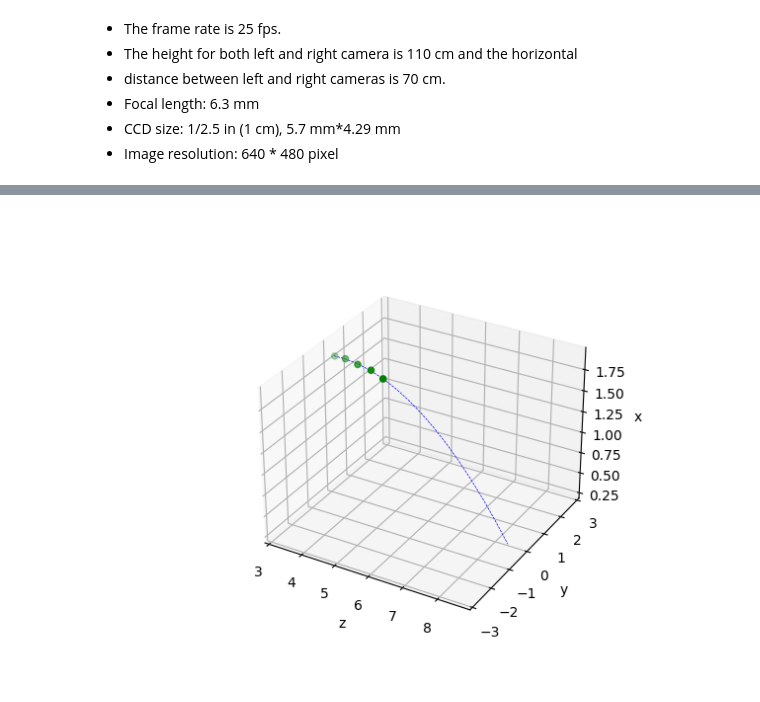
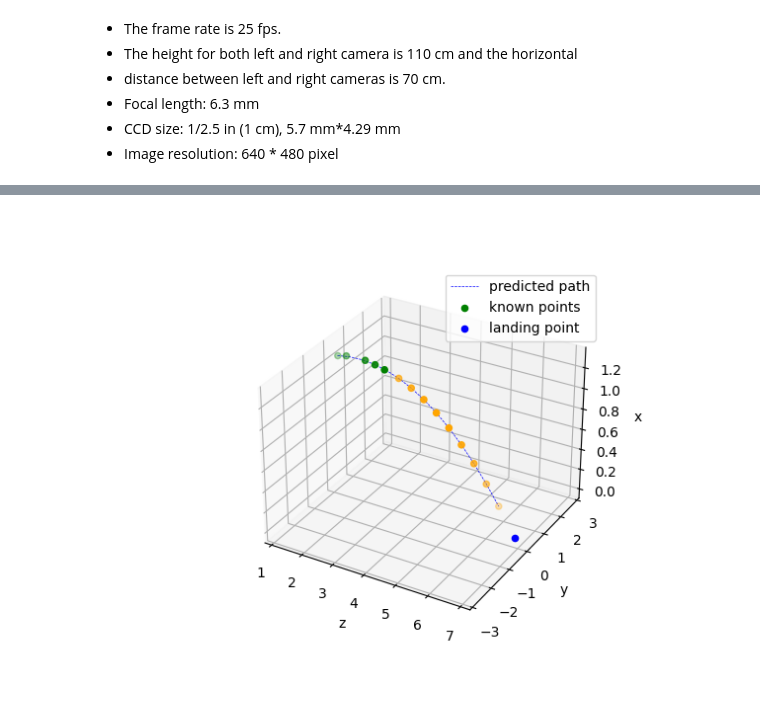
Before and after one commit to CelleryLin/ball_motion_prediction, a Jupyter notebook: path_detection.ipynb, the cells around one changed output, grey strips where cells are left out. Cells and saved outputs as stored; diff of their text form; code cells hidden in the pictures.

```diff
--- a/path_detection.ipynb
+++ b/path_detection.ipynb
@@ -13,16 +13,16 @@ from _utils import ObjectTracker, Parabolic3D
 The autoreload extension is already loaded. To reload it, use:
   %reload_ext autoreload
 # %%
-TAKE_FOLDER = 'TAKE_1'
+TAKE_FOLDER = 'TAKE_2'
 # %%
 greenLower = (18, 86, 6)
 greenUpper = (74, 255, 255)
 # %%
 if False:
     tracker = ObjectTracker(greenUpper, greenLower, TAKE_FOLDER)
-    tracker.set_angle()
+    # tracker.set_angle()
     df = tracker.obj_tracker()
-    # df.to_csv(f'location_{TAKE_FOLDER.lower()}_calibration.csv', index=False)
+    df.to_csv(f'location_{TAKE_FOLDER.lower()}.csv', index=False)
 # %% [markdown]
 # Transfer to Spatial Coordinate
 # %% [markdown]
@@ -38,3 +37,7 @@ TAKE = 2
+# %%
+TAKE = 1
+MODEL = 'exp3D' # exp3D or parabolic3D
+# MODEL = 'parabolic3D'
 # %% [markdown]
 - The frame rate is 25 fps.
 - The height for both left and right camera is 110 cm and the horizontal
@@ -80,7 +83,7 @@ def get_XYZ(df, **kwargs):
     df['ZZ'] = ZZ
     return df
 # %%
-df = pd.read_csv(f'location_take_{TAKE}_calibration.csv')
+df = pd.read_csv(f'location_take_{TAKE}.csv')
 
 frame_nums = df['frame_num'].unique()
 frame_nums.sort()
@@ -106,39 +109,58 @@ for f in frame_nums:
 tracked = np.array(tracked)
 
 #### fitting ####
-model = Parabolic3D()
-
+model = Parabolic3D() if MODEL == 'parabolic3D' else Exp3D()
 
 model.fit(tracked)
 weights = model.get_params()
-print(weights)
+# print(weights)
 
 #### calculate distance error ####
 dist_err = model.calc_dist_error(tracked)
-print('mean distance error: ', dist_err)
+# print('mean distance error: ', dist_err)
 
 
 # print(weights)
 
 #### find t when x = 0 (landing points) ####
-# => find root of w[0] + w[1]*t + w[2]*t^2 = 0
-r1 = (-weights[1]+np.sqrt(weights[1] ** 2 - 4 * weights[2] * weights[0]))/(weights[2]*2)
-r2 = (-weights[1]-np.sqrt(weights[1] ** 2 - 4 * weights[2] * weights[0]))/(weights[2]*2)
-t_landing = r1 if r1 >= 0 else r2
-t_landing = np.array([t_landing])
-point_landing = model.predict(t_landing)
-point_landing = point_landing[:,0]
+
+if MODEL == 'parabolic3D':
+    # => find root of w[0] + w[1]*t + w[2]*t^2 = 0
+    r1 = (-weights[1]+np.sqrt(weights[1] ** 2 - 4 * weights[2] * weights[0]))/(weights[2]*2)
+    r2 = (-weights[1]-np.sqrt(weights[1] ** 2 - 4 * weights[2] * weights[0]))/(weights[2]*2)
+    t_landing = r1 if r1 >= 0 else r2
+    t_landing = np.array([t_landing])
+    point_landing = model.predict(t_landing)
+    point_landing = point_landing[:,0]
+
+else:
+    # => find root of w[0]*t - w[1]*np.exp((t/w[1])) + w[2] = 0
+    t_landing_1 = 14.282
+    t_landing_2 = 17.241
+    t_landing = np.array([t_landing_1]) if TAKE == 1 else np.array([t_landing_2])
+    point_landing = model.predict(t_landing)
+    point_landing = point_landing[:,0]
+
+#### find the initial velocity vi ####
+dt = 0.001 # frame
+init_point = model.predict(np.array([0]))[:,0]
+a = model.predict(np.array([dt]))[:,0]
+
+dx = a - init_point
+vi = dx/(dt/FPS)
+vi_mag = np.sqrt(vi[0]**2+vi[1]**2+vi[2]**2)
 
 #### find the final velocity vf ####
-dt = 0.1*FPS # sec
-point_landing_next = model.predict(t_landing+dt)
-point_landing_next = point_landing_next[:,0]
-dx = point_landing_next - point_landing
-vf = dx/dt
+dt = 0.001 # frame
+a = model.predict(t_landing+dt)[:,0]
+dx = a - point_landing
+vf = dx/(dt/FPS)
 vf_mag = np.sqrt(vf[0]**2+vf[1]**2+vf[2]**2)
 
-#### Answer ####
+#### print answer ####
+print(f'model: {model.__class__.__name__}')
 print(f'TAKE_{TAKE}, Landing Point:{np.round(point_landing,2)}, vf: {vf}, |vf|: {vf_mag}')
+print(f"g={(vf-vi)/(t_landing/FPS)}")
 
 #### plot the estimate path ####
 t_est = np.arange(0, int(t_landing), 1)
@@ -147,13 +169,14 @@ xyz_est = model.predict(t_est).reshape(3, -1)
 #### visualize ####
 fig = plt.figure()
 ax = plt.axes(projection = '3d')
-ax.plot(xyz_est[2, :], xyz_est[1, :], xyz_est[0, :], color="blue", label="fitted data", linestyle='--', linewidth='0.5')
-# ax.scatter(xyz_est[2, 5:], xyz_est[1, 5:], xyz_est[0, 5:], color="orange")
-ax.scatter(tracked[:,2], tracked[:,1], tracked[:,0],color='green')
-# ax.scatter(point_landing[2], point_landing[1], point_landing[0], color="blue", label="landing point")
+ax.plot(xyz_est[2, :], xyz_est[1, :], xyz_est[0, :], color="blue", label="predicted path", linestyle='--', linewidth='0.5')
+ax.scatter(xyz_est[2, 5:], xyz_est[1, 5:], xyz_est[0, 5:], color="orange")
+ax.scatter(tracked[:,2], tracked[:,1], tracked[:,0],color='green', label="known points")
+ax.scatter(point_landing[2], point_landing[1], point_landing[0], color="blue", label="landing point")
 ax.set_xlabel('z')
 ax.set_ylabel('y')
 ax.set_zlabel('x')
 ax.set_ylim(-3,3)
+plt.legend()
 plt.show()
 # %% [output]
@@ -163 +186 @@ TAKE_2, Landing Point:[ 0.   -0.37  8.98], vf: [-0.28322462 -0.0164432   0.37698
-[figure, old version]
+[figure, new version]
```
Also changed, not shown: parts of 4 cells of this notebook, 2 other files.
